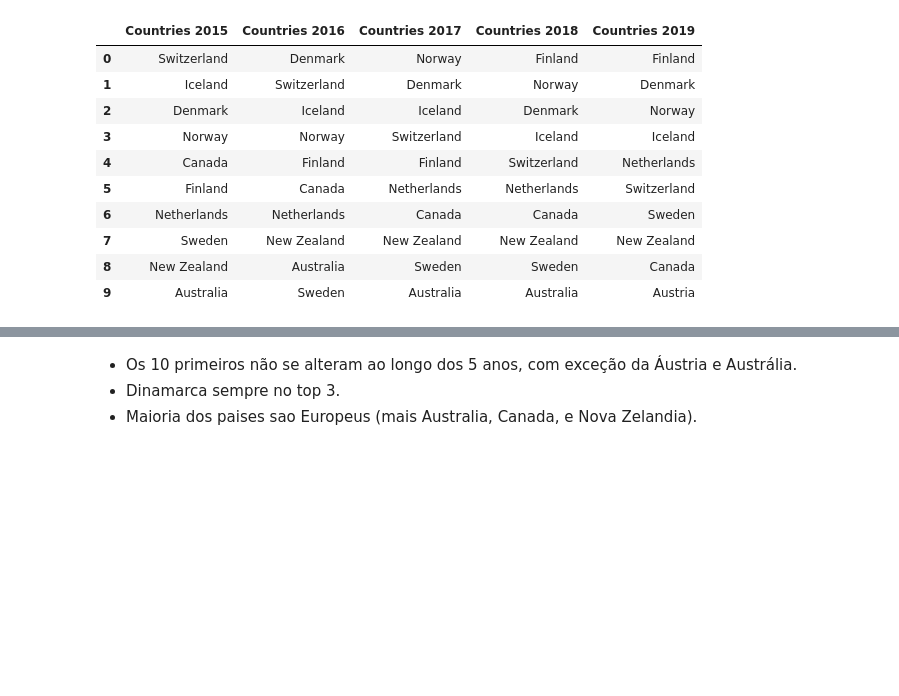
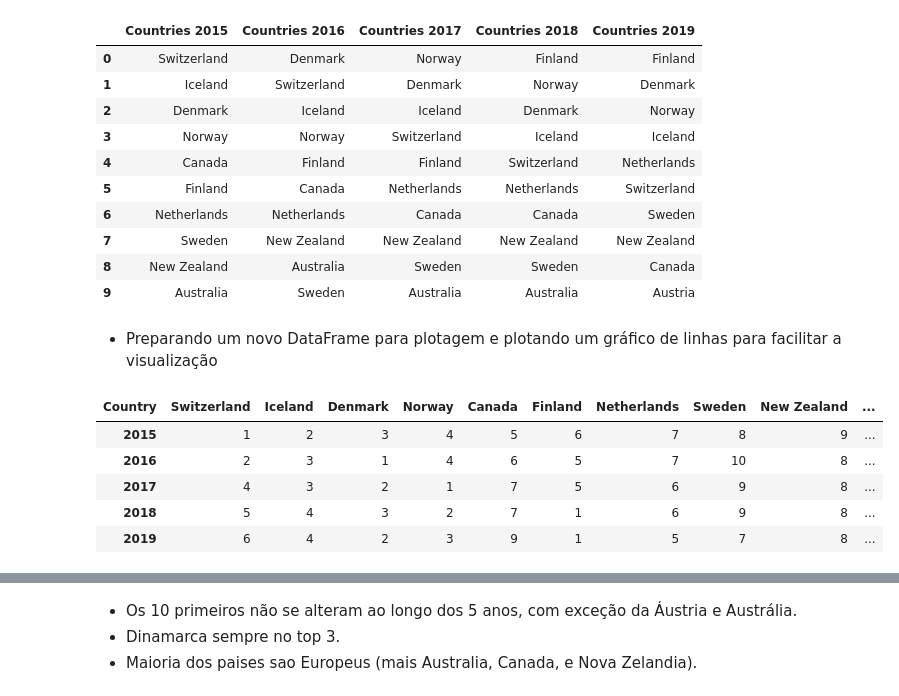
Before and after one commit to gaiogreg/projetos-lets-code, a Jupyter notebook: Projeto3/projeto3.ipynb, the cells around one changed output, grey strips where cells are left out. Saved outputs shown, nothing was run; the diff lists cells and outputs as text; code cells hidden in the pictures; blank space fills up the shorter version.

Commit message:
Gráfico da questão 1

```diff
--- a/Projeto3/projeto3.ipynb
+++ b/Projeto3/projeto3.ipynb
@@ -30,3 +32,21 @@ db_top_10_todos_anos
 | 7 | Sweden | New Zealand | New Zealand | New Zealand | New Zealand |
 | 8 | New Zealand | Australia | Sweden | Sweden | Canada |
 | 9 | Australia | Sweden | Australia | Australia | Austria |
+# %% [markdown]
+- Preparando um novo DataFrame para plotagem e plotando um gráfico de linhas para facilitar a visualização
+# %%
+ind = db_top_10_todos_anos.melt().iloc[:,1].unique()
+df_posicoes = pd.DataFrame(data={'Country':ind})
+df_posicoes = df_posicoes.merge(db_2015[['Country', 'Happiness Rank']], on='Country').merge(db_2016[['Country', 'Happiness Rank']], on='Country')\
+    .merge(db_2017[['Country', 'Happiness.Rank']], on='Country').merge(db_2018[['Country or region', 'Overall rank']], left_on='Country', right_on='Country or region')\
+        .merge(db_2019[['Country or region', 'Overall rank']], left_on='Country', right_on='Country or region').drop(columns=['Country or region_x', 'Country or region_y'])\
+            .set_index('Country').rename(columns={'Happiness Rank_x':'2015','Happiness Rank_y':'2016','Happiness.Rank':'2017','Overall rank_x':'2018','Overall rank_y':'2019'})
+df_posicoes_t = df_posicoes.T
+display(df_posicoes_t)
+# %% [output]
+| Country | Switzerland | Iceland | Denmark | Norway | Canada | Finland | Netherlands | Sweden | New Zealand | ... |
+| 2015 | 1 | 2 | 3 | 4 | 5 | 6 | 7 | 8 | 9 | ... |
+| 2016 | 2 | 3 | 1 | 4 | 6 | 5 | 7 | 10 | 8 | ... |
+| 2017 | 4 | 3 | 2 | 1 | 7 | 5 | 6 | 9 | 8 | ... |
+| 2018 | 5 | 4 | 3 | 2 | 7 | 1 | 6 | 9 | 8 | ... |
+| 2019 | 6 | 4 | 2 | 3 | 9 | 1 | 5 | 7 | 8 | ... |
```
Also changed, not shown: parts of 11 cells of this notebook.
